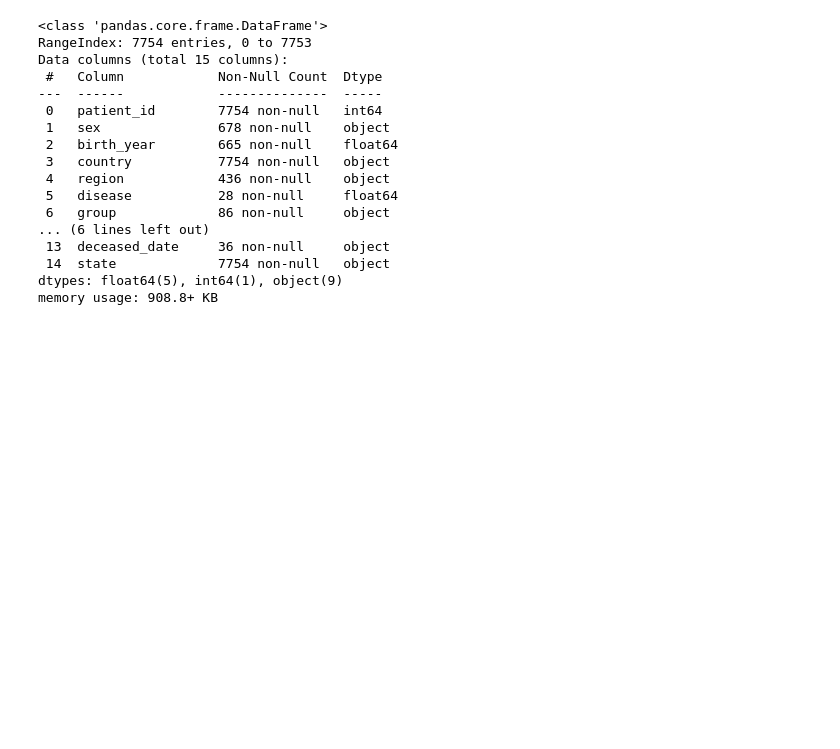
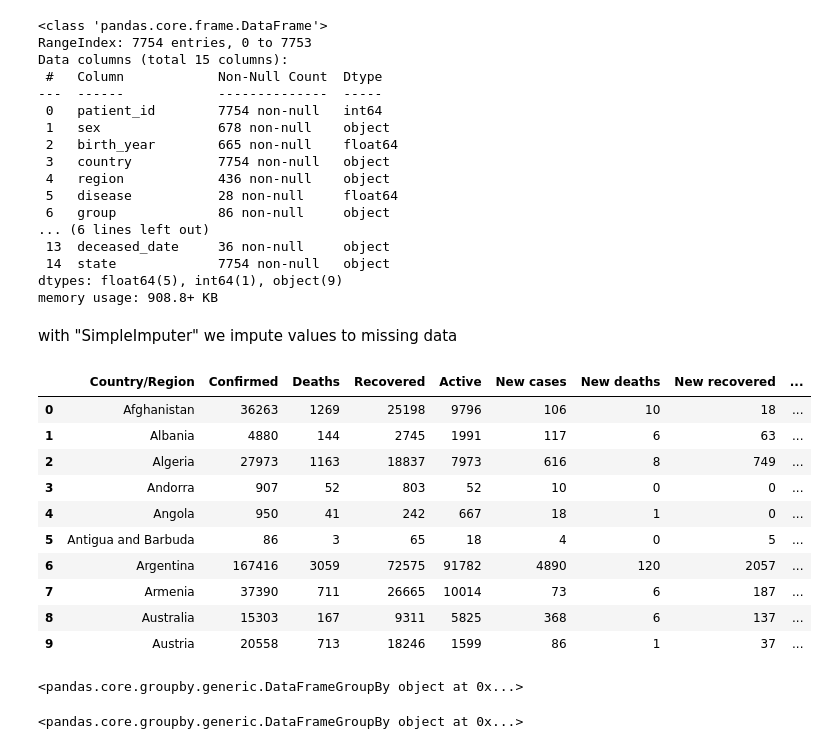
Before and after one commit to mirpouya/Basics-of-ML, a Jupyter notebook: Basics_of_Pandas.ipynb, the cells around one changed output. Drawn from its saved outputs; the diff is of its cells as text; code cells hidden in the pictures; blank space fills up the shorter version.

```diff
--- a/Basics_of_Pandas.ipynb
+++ b/Basics_of_Pandas.ipynb
@@ -354,3 +354,21 @@ memory usage: 908.8+ KB
 # it is a good dataset since it has missing values
 # %%
 # the best part of .info() is we can get a sense about the missing values
+# %% [markdown]
+with "SimpleImputer" we impute values to missing data
+# %%
+# let's look at data_df
+
+data_df.head(10)
+# %% [output]
+|  | Country/Region | Confirmed | Deaths | Recovered | Active | New cases | New deaths | New recovered | ... |
+| 0 | Afghanistan | 36263 | 1269 | 25198 | 9796 | 106 | 10 | 18 | ... |
+| 1 | Albania | 4880 | 144 | 2745 | 1991 | 117 | 6 | 63 | ... |
+| 2 | Algeria | 27973 | 1163 | 18837 | 7973 | 616 | 8 | 749 | ... |
+| 3 | Andorra | 907 | 52 | 803 | 52 | 10 | 0 | 0 | ... |
+| 4 | Angola | 950 | 41 | 242 | 667 | 18 | 1 | 0 | ... |
+| 5 | Antigua and Barbuda | 86 | 3 | 65 | 18 | 4 | 0 | 5 | ... |
+| 6 | Argentina | 167416 | 3059 | 72575 | 91782 | 4890 | 120 | 2057 | ... |
+| 7 | Armenia | 37390 | 711 | 26665 | 10014 | 73 | 6 | 187 | ... |
+| 8 | Australia | 15303 | 167 | 9311 | 5825 | 368 | 6 | 137 | ... |
+| 9 | Austria | 20558 | 713 | 18246 | 1599 | 86 | 1 | 37 | ... |
@@ -356,0 +377,10 @@ memory usage: 908.8+ KB
+# %%
+# we use groupby(.)
+
+data_df.groupby("Country/Region")
+# %% [output]
+<pandas.core.groupby.generic.DataFrameGroupBy object at 0x...>
+# %%
+data_df.groupby("Country/Region")[["Country/Region", "Deaths", "Recovered"]]
+# %% [output]
+<pandas.core.groupby.generic.DataFrameGroupBy object at 0x...>
```
Also changed, not shown: parts of 8 cells of this notebook.
